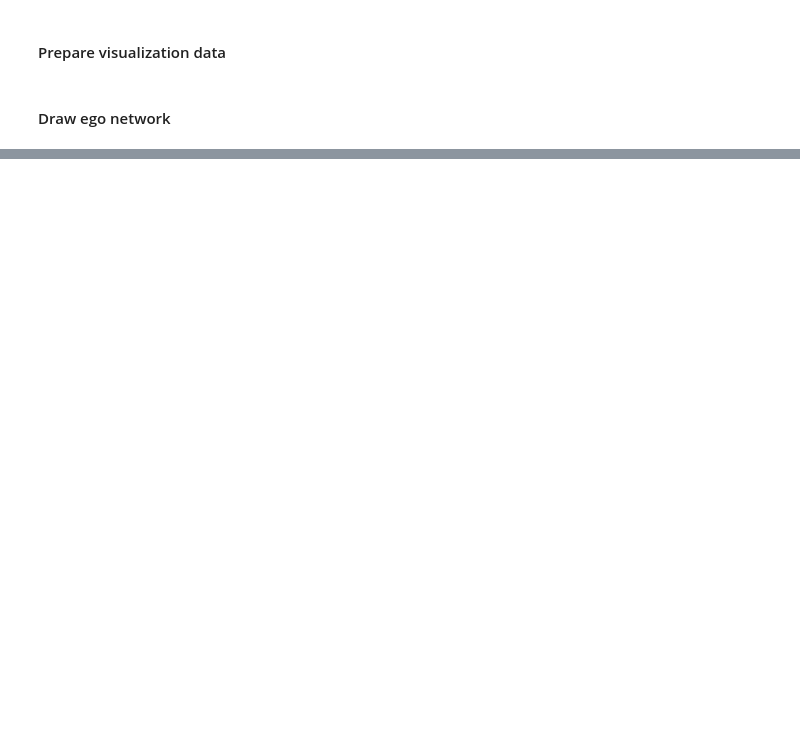
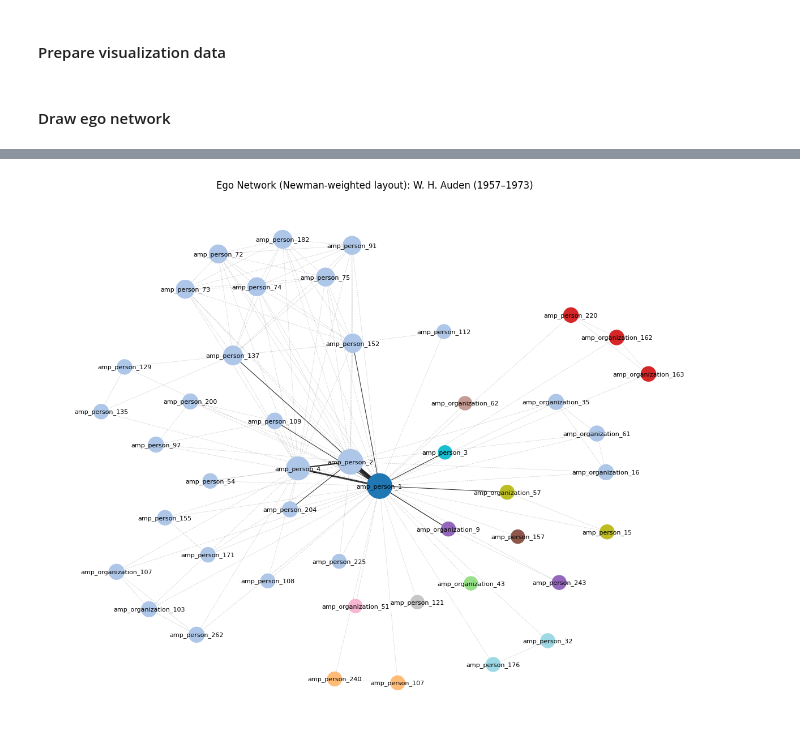
Before and after one commit to timofruehwirth/event-network, a Jupyter notebook: notebooks/event-network-analysis.ipynb, the cells around one changed output, grey strips where cells are left out. Saved outputs shown, nothing was run; the diff lists cells and outputs as text; code cells hidden in the pictures; blank space fills up the shorter version.

```diff
--- a/notebooks/event-network-analysis.ipynb
+++ b/notebooks/event-network-analysis.ipynb
@@ -309,0 +382,22 @@ plt.show()  # Render and display the figure
+# %%
+# Split edges by weight: weight 1 (single co-affiliation), weight >= 2 (repeated co-affiliation)
+weak_edges = [(u, v) for u, v, d in G_ego.edges(data=True) if d['weight'] == 1]
+strong_edges_data = [(u, v, d['weight']) for u, v, d in G_ego.edges(data=True) if d['weight'] >= 2]
+strong_edges = [(u, v) for u, v, _ in strong_edges_data]
+
+# Normalize strong-edge widths against max strong weight only
+max_strong_weight = max((w for _, _, w in strong_edges_data), default=1)  # Fallback to 1 if no strong edges
+strong_widths = [0.5 + 5 * (w / max_strong_weight) for _, _, w in strong_edges_data]
+
+# Plot
+plt.figure(figsize=(12, 10))
+nx.draw_networkx_nodes(G_ego, pos_newman, node_size=node_sizes, node_color=colors, cmap=plt.cm.tab20)
+nx.draw_networkx_edges(G_ego, pos_newman, edgelist=weak_edges, style='dashed', width=0.5, alpha=0.2)  # Weak: dashed, faint
+nx.draw_networkx_edges(G_ego, pos_newman, edgelist=strong_edges, style='solid', width=strong_widths, alpha=0.8)  # Strong: solid, prominent
+nx.draw_networkx_labels(G_ego, pos_newman, font_size=8)
+plt.title("Ego Network (Newman-weighted layout): W. H. Auden (1957–1973)")
+plt.axis('off')
+plt.tight_layout()
+plt.show()
+# %% [output]
+[figure, added]
```
Also changed, not shown: parts of 13 cells of this notebook.
